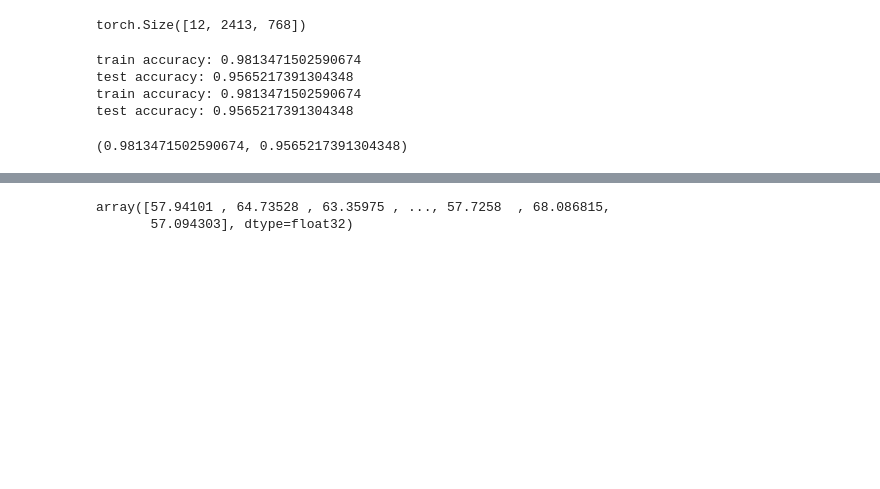
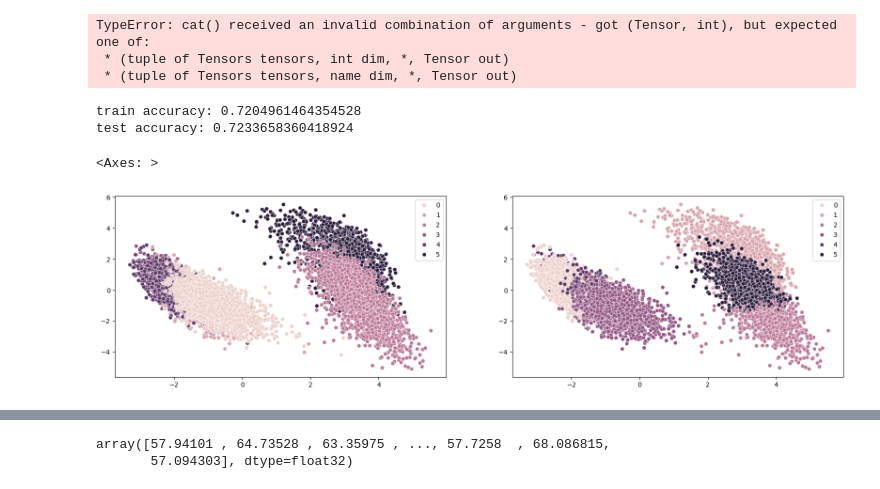
Before and after one commit to maxtli/taskdiscovery, a Jupyter notebook: mean_abelation_ICL.ipynb, the cells around one changed output, grey strips where cells are left out. Saved outputs shown, nothing was run; the diff lists cells and outputs as text; code cells hidden in the pictures; blank space fills up the shorter version.

```diff
--- a/mean_abelation_ICL.ipynb
+++ b/mean_abelation_ICL.ipynb
@@ -209,6 +269,12 @@ entropies = torch.cat(entropies,0)
 # %%
 mean_attn = (attention_results/mean_samples).to(device)
 all_activations = torch.cat(all_activations, 1)
-print(all_activations.shape)
+entropies = torch.cat(entropies,0)
+
+print("mean attn shape:" , mean_attn.shape)
+print("all activations shape:", all_activations.shape)
+print("entropies shape:", entropies.shape)
 # %% [output]
-torch.Size([12, 2413, 768])
+TypeError: cat() received an invalid combination of arguments - got (Tensor, int), but expected one of:
+ * (tuple of Tensors tensors, int dim, *, Tensor out)
+ * (tuple of Tensors tensors, name dim, *, Tensor out)
@@ -229 +281,50 @@ def pca_project(x, dim, weighted=True):
+# %%
+def fit_cluster(x,y):
+  label_encoder = LabelEncoder()
+  true_labels = label_encoder.fit_transform(y)
+
+  train_x, test_x, train_y, test_y = train_test_split(x, true_labels)
+
+  kmeans = KMeans(n_clusters=len(Counter(true_labels)),n_init ="auto", random_state=0).fit(train_x)
+
+  predicted_labels = kmeans.labels_
+
+  M = confusion_matrix(train_y, predicted_labels )
+  row, col = linear_sum_assignment(M,maximize= True)
+  map = {}
+  for i in range(len(row)):
+    map[row[i]] = col[i]
+
+  vectorized_map = np.vectorize(lambda x: map.get(x, x))
+  train_y = vectorized_map(train_y)
+  test_y = vectorized_map(test_y)
+
+  # Calculate "accuracy"
+  accuracy = accuracy_score(train_y, predicted_labels)
+  print(f"train accuracy: {accuracy}")
+
+  test_predict = kmeans.predict(test_x)
+
+  # Calculate "accuracy"
+  test_accuracy = accuracy_score(test_y, test_predict)
+  print(f"test accuracy: {test_accuracy}")
+  return kmeans.predict(x)
+# %%
+pca = PCA()
+pca_projections = pca.fit_transform(entropies)
+cluster_predictions = fit_cluster(pca_projections[:, :5],tasks)
+# %% [output]
+train accuracy: 0.7204961464354528
+test accuracy: 0.7233658360418924
+# %%
+label_encoder = LabelEncoder()
+true_labels = label_encoder.fit_transform(tasks)
+plt.figure(figsize=(20, 5))
+plt.subplot(1,2,1)
+sns.scatterplot(x= pca_projections[:,0], y =pca_projections[:,1],hue=true_labels)
+plt.subplot(1,2,2)
+sns.scatterplot(x= pca_projections[:,0], y =pca_projections[:,1],hue=cluster_predictions)
+# %% [output]
+<Axes: >
+[figure, added]
 # %%
@@ -253,12 +349,3 @@ def fit_cluster(x):
     print(f"test accuracy: {test_accuracy}")
 
     return accuracy, test_accuracy
-# %%
-fit_cluster(entropies)
-fit_cluster(pca_project(entropies,20))
-# %% [output]
-train accuracy: 0.9813471502590674
-test accuracy: 0.9565217391304348
-train accuracy: 0.9813471502590674
-test accuracy: 0.9565217391304348
-(0.9813471502590674, 0.9565217391304348)
```
Also changed, not shown: parts of 64 cells of this notebook.
